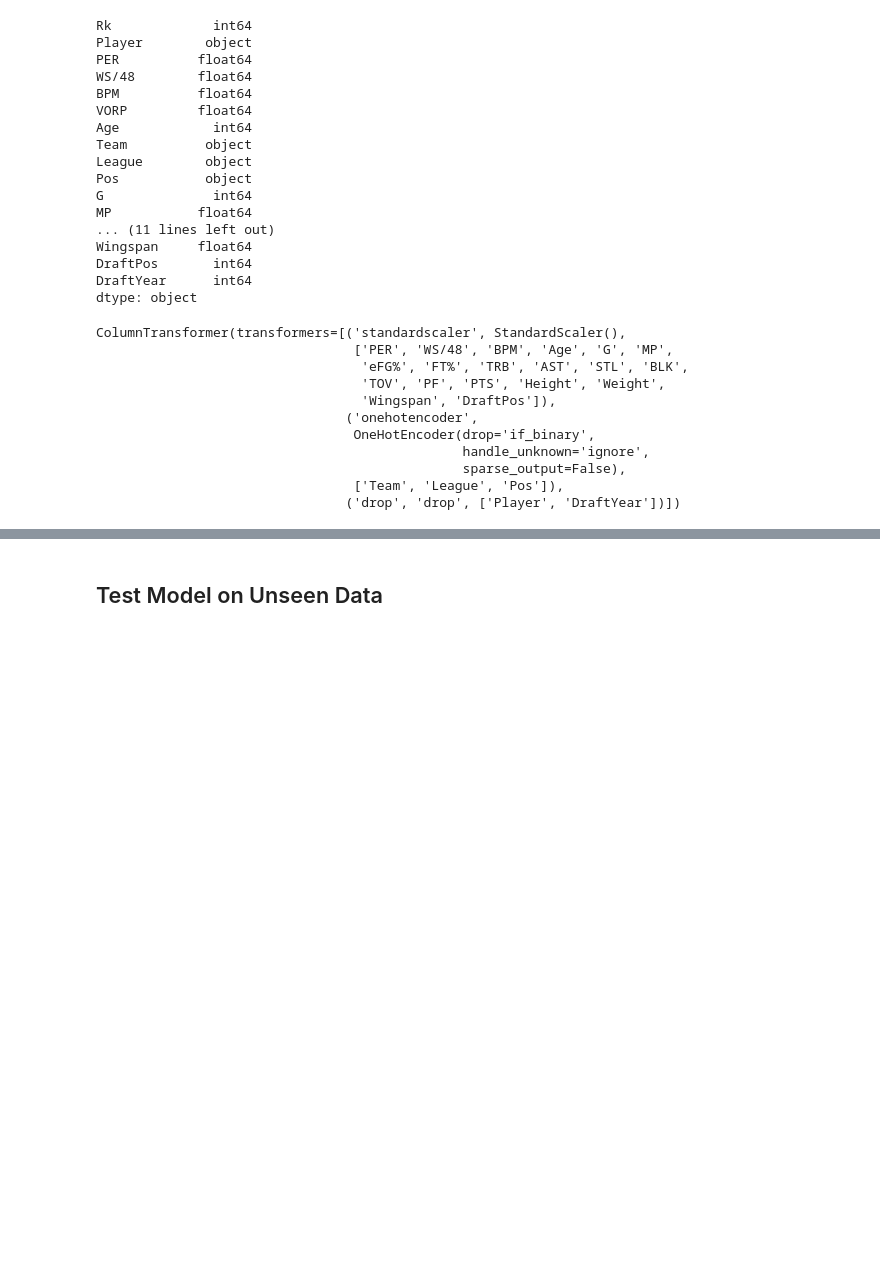
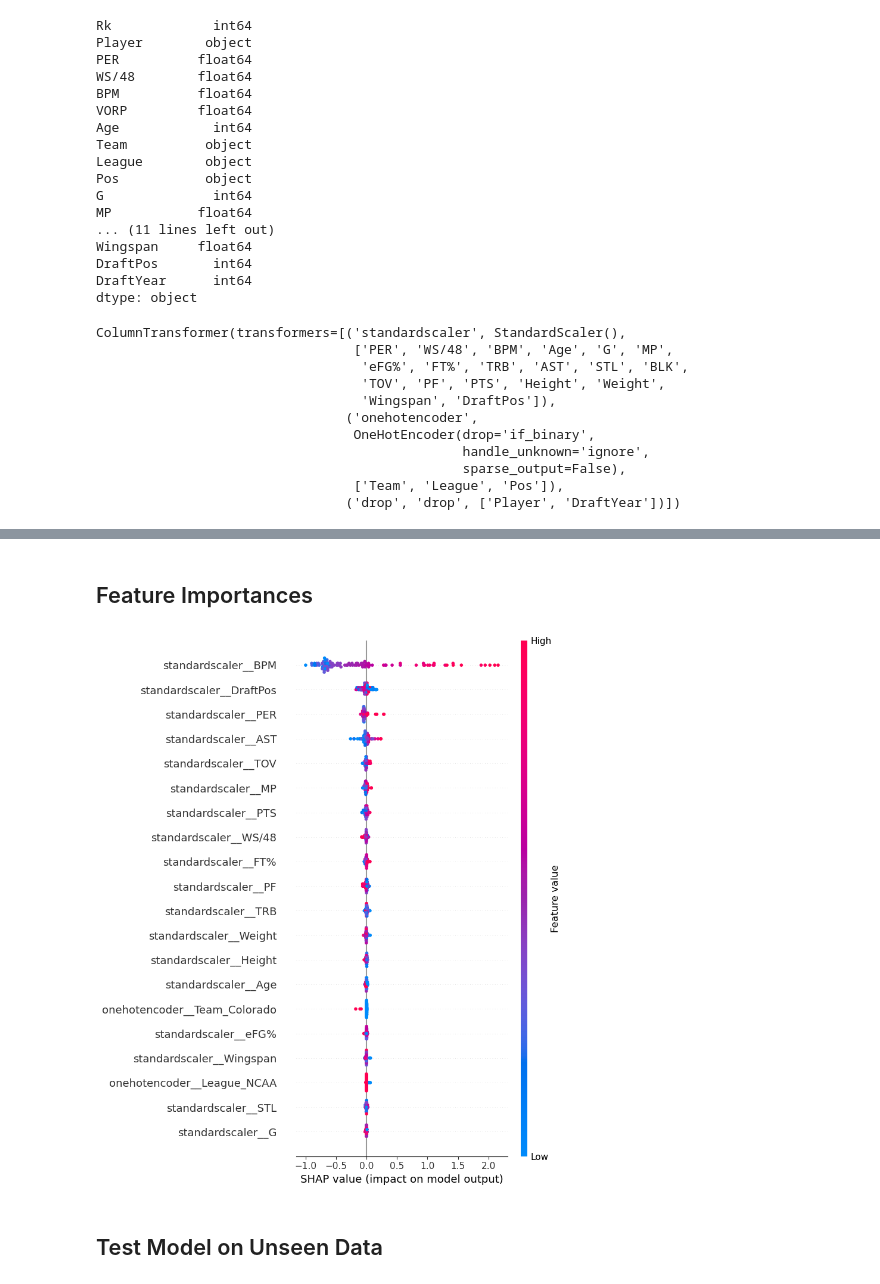
Before and after one commit to kevin-shiao/NBA-Draft, a Jupyter notebook: project.ipynb, the cells around one changed output, grey strips where cells are left out. Saved outputs shown, nothing was run; the diff lists cells and outputs as text; code cells hidden in the pictures; blank space fills up the shorter version.

```diff
--- a/project.ipynb
+++ b/project.ipynb
@@ -242,3 +437,25 @@ lasso_df_sorted
+# %% [markdown]
+## Feature Importances
+# %%
+# 1. Extract the best model from grid search
+best_rf_model = grid_search_rf.best_estimator_
+
+# 2. Get the transformed training data
+X_transformed = best_rf_model.named_steps['columntransformer'].transform(X_train)
+
+# 3. Get transformed feature names
+feature_names = best_rf_model.named_steps['columntransformer'].get_feature_names_out()
+
+# 4. SHAP Explainer for Random Forest
+explainer = shap.TreeExplainer(best_rf_model.named_steps['randomforestregressor'])
+
+# 5. Calculate SHAP values on a sample (you can use [:100] for speed)
+shap_values = explainer.shap_values(X_transformed[:100])
+
+# 6. SHAP Summary Plot
+shap.summary_plot(shap_values, X_transformed[:100], feature_names=feature_names)
+# %% [output]
+[figure, added]
 # %% [markdown]
 ## Test Model on Unseen Data
 # %% [markdown]
```
Also changed, not shown: parts of 19 cells of this notebook.
